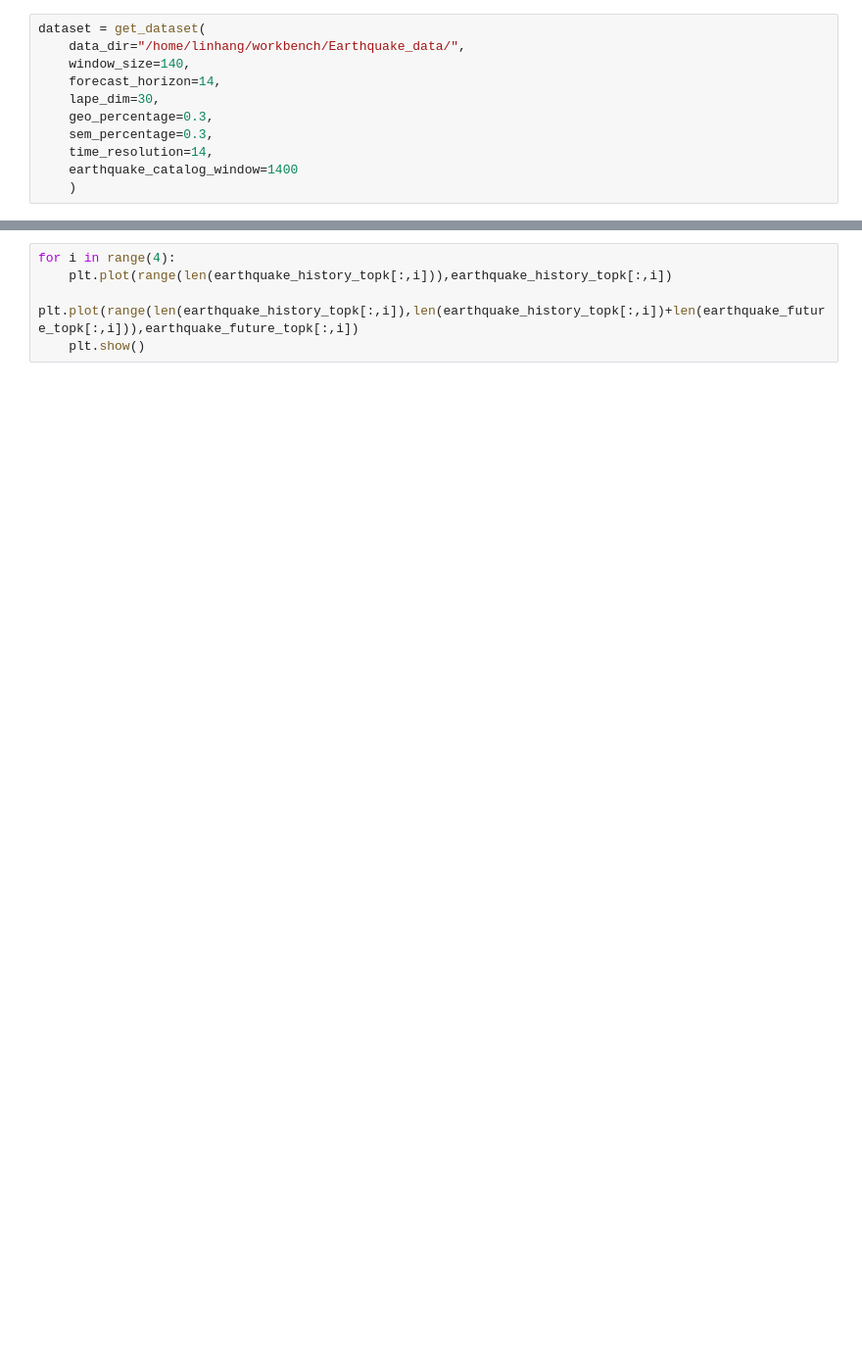
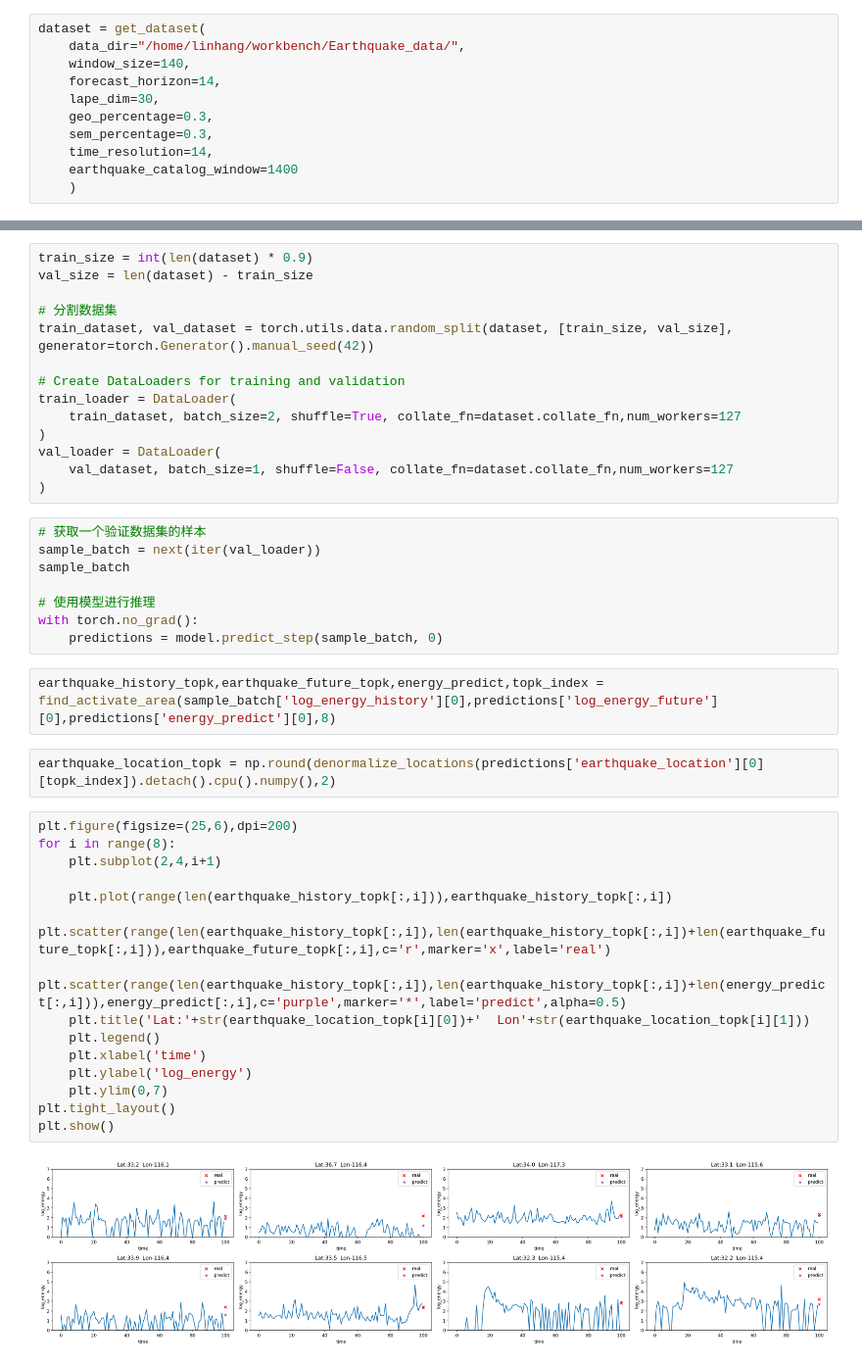
Before and after one commit to lhhhappy/Earthquake_predictor, a Jupyter notebook: inference.ipynb, the cells around one changed output, grey strips where cells are left out. Shown at 98% size. Cells and saved outputs as stored; diff of their text form; blank space fills up the shorter version.

```diff
--- a/inference.ipynb
+++ b/inference.ipynb
@@ -40,5 +54,43 @@ model.predict_step
-# %%
-for i in range(4):
-    plt.plot(range(len(earthquake_history_topk[:,i])),earthquake_history_topk[:,i])
-    plt.plot(range(len(earthquake_history_topk[:,i]),len(earthquake_history_topk[:,i])+len(earthquake_future_topk[:,i])),earthquake_future_topk[:,i])
-    plt.show()
+# %%
+train_size = int(len(dataset) * 0.9)
+val_size = len(dataset) - train_size
+
+# 分割数据集
+train_dataset, val_dataset = torch.utils.data.random_split(dataset, [train_size, val_size], generator=torch.Generator().manual_seed(42))
+
+# Create DataLoaders for training and validation
+train_loader = DataLoader(
+    train_dataset, batch_size=2, shuffle=True, collate_fn=dataset.collate_fn,num_workers=127
+)
+val_loader = DataLoader(
+    val_dataset, batch_size=1, shuffle=False, collate_fn=dataset.collate_fn,num_workers=127
+)
+# %%
+# 获取一个验证数据集的样本
+sample_batch = next(iter(val_loader))
+sample_batch
+
+# 使用模型进行推理
+with torch.no_grad():
+    predictions = model.predict_step(sample_batch, 0)
+# %%
+earthquake_history_topk,earthquake_future_topk,energy_predict,topk_index = find_activate_area(sample_batch['log_energy_history'][0],predictions['log_energy_future'][0],predictions['energy_predict'][0],8)
+# %%
+earthquake_location_topk = np.round(denormalize_locations(predictions['earthquake_location'][0][topk_index]).detach().cpu().numpy(),2)
+# %%
+plt.figure(figsize=(25,6),dpi=200)
+for i in range(8):
+    plt.subplot(2,4,i+1)
+
+    plt.plot(range(len(earthquake_history_topk[:,i])),earthquake_history_topk[:,i])
+    plt.scatter(range(len(earthquake_history_topk[:,i]),len(earthquake_history_topk[:,i])+len(earthquake_future_topk[:,i])),earthquake_future_topk[:,i],c='r',marker='x',label='real')
+    plt.scatter(range(len(earthquake_history_topk[:,i]),len(earthquake_history_topk[:,i])+len(energy_predict[:,i])),energy_predict[:,i],c='purple',marker='*',label='predict',alpha=0.5)
+    plt.title('Lat:'+str(earthquake_location_topk[i][0])+'  Lon'+str(earthquake_location_topk[i][1]))
+    plt.legend()
+    plt.xlabel('time')
+    plt.ylabel('log_energy')
+    plt.ylim(0,7)
+plt.tight_layout()
+plt.show()
+# %% [output]
+[figure, added]
```
Also changed, not shown: parts of 14 cells of this notebook, 11 other files.
